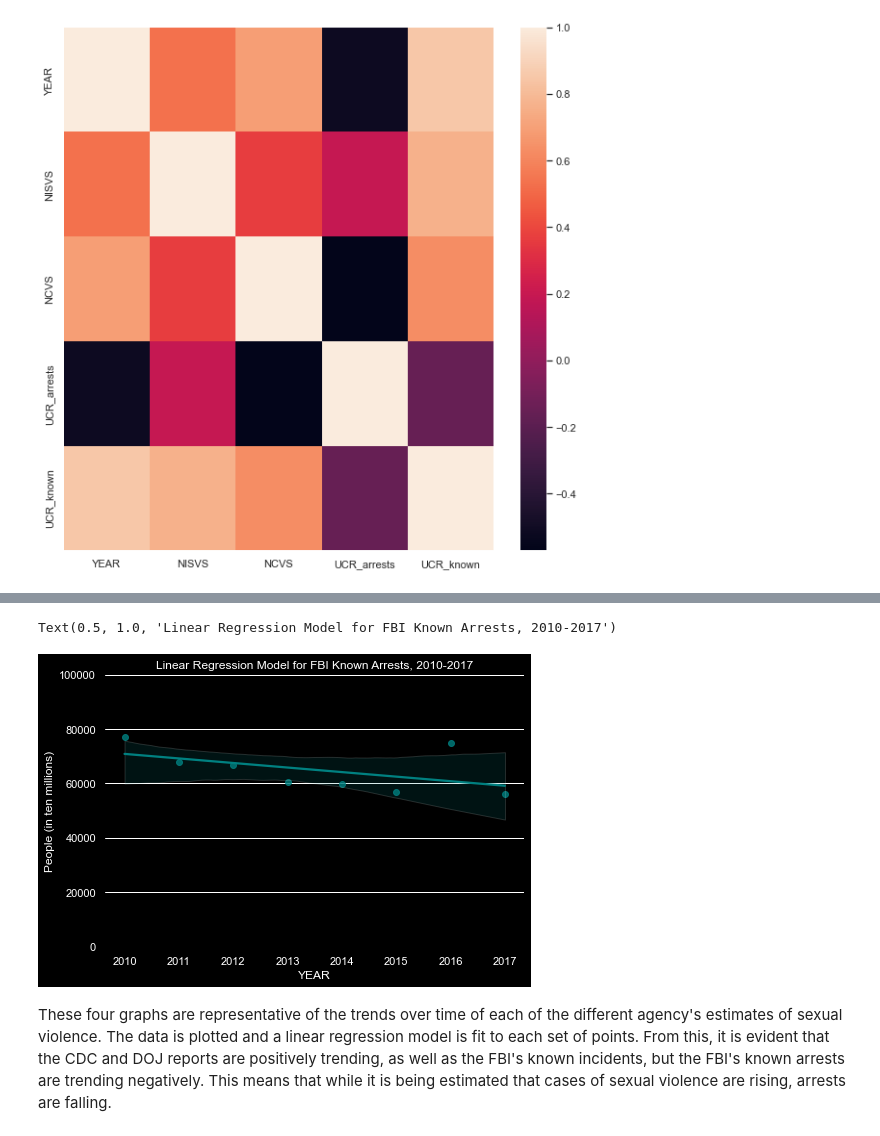
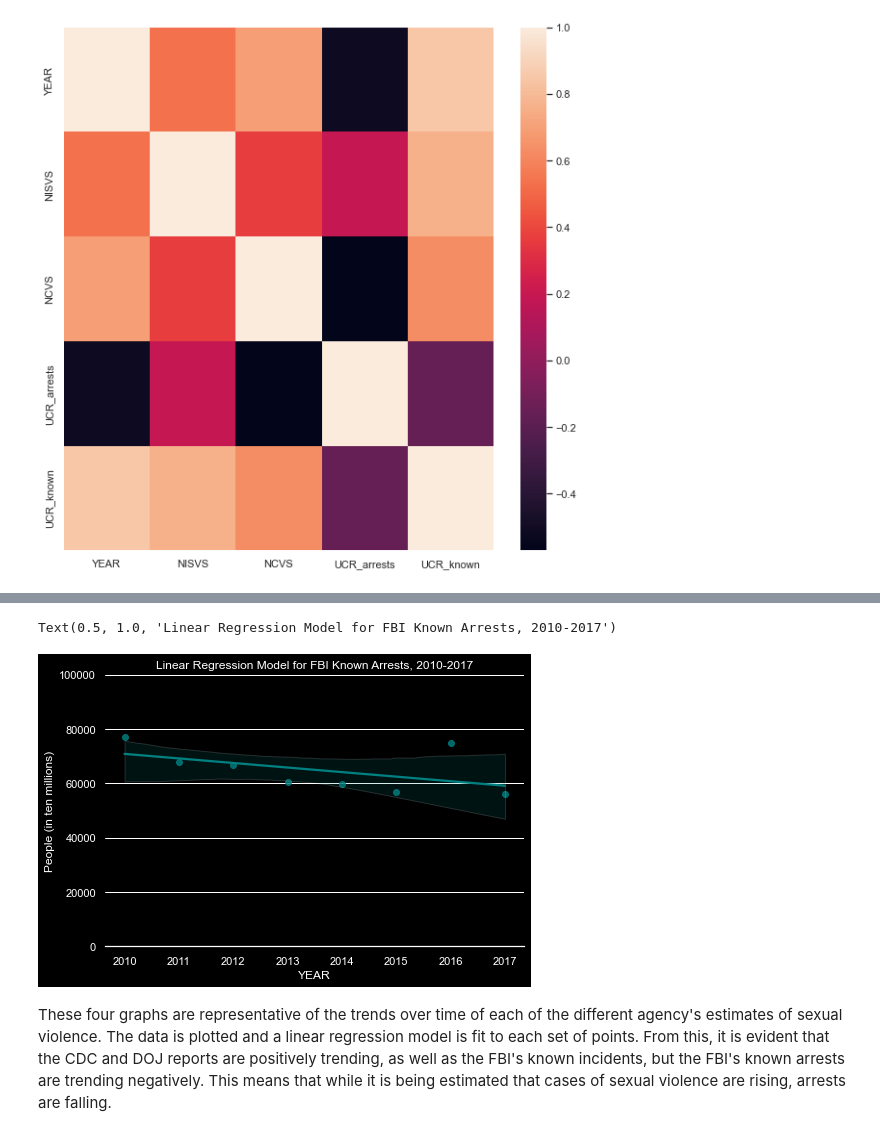
Before and after one commit to allisonbrusco/sexualviolence, a Jupyter notebook: notebooks/victimizations_versus_arrests.ipynb, the cells around one changed output, grey strips where cells are left out. Cells and saved outputs as stored; diff of their text form; code cells hidden in the pictures.

```diff
--- a/notebooks/victimizations_versus_arrests.ipynb
+++ b/notebooks/victimizations_versus_arrests.ipynb
@@ -185,19 +184,19 @@ Text(0.5, 1.0, 'Linear Regression Model for FBI Known Offences, 2010-2017')
 # %%
 fig = plt.figure(figsize=(7.5, 5))
 ax = fig.add_subplot()
 
 ax.tick_params(bottom=False)
 ax.grid(axis = 'x')
-ax.spines[:].set_visible(False)
+ax.spines[['top', 'right', 'left']].set_visible(False)
 
 sns.regplot(x=df["YEAR"], y=df["UCR_arrests"], color = 'teal')
 
 plt.ylim(ymin=0, ymax=100000)
 plt.ylabel('People (in ten millions)')
 plt.title('Linear Regression Model for FBI Known Arrests, 2010-2017')
 # %% [output]
 Text(0.5, 1.0, 'Linear Regression Model for FBI Known Arrests, 2010-2017')
-[figure, old version]
+[figure, new version]
 # %% [markdown]
 These four graphs are representative of the trends over time of each of the different agency's estimates of sexual violence. The data is plotted and a linear regression model is fit to each set of points. From this, it is evident that the CDC and DOJ reports are positively trending, as well as the FBI's known incidents, but the FBI's known arrests are trending negatively. This means that while it is being estimated that cases of sexual violence are rising, arrests are falling.
 # %% [markdown]
```
Also changed, not shown: parts of 12 cells of this notebook, 1 other file.
